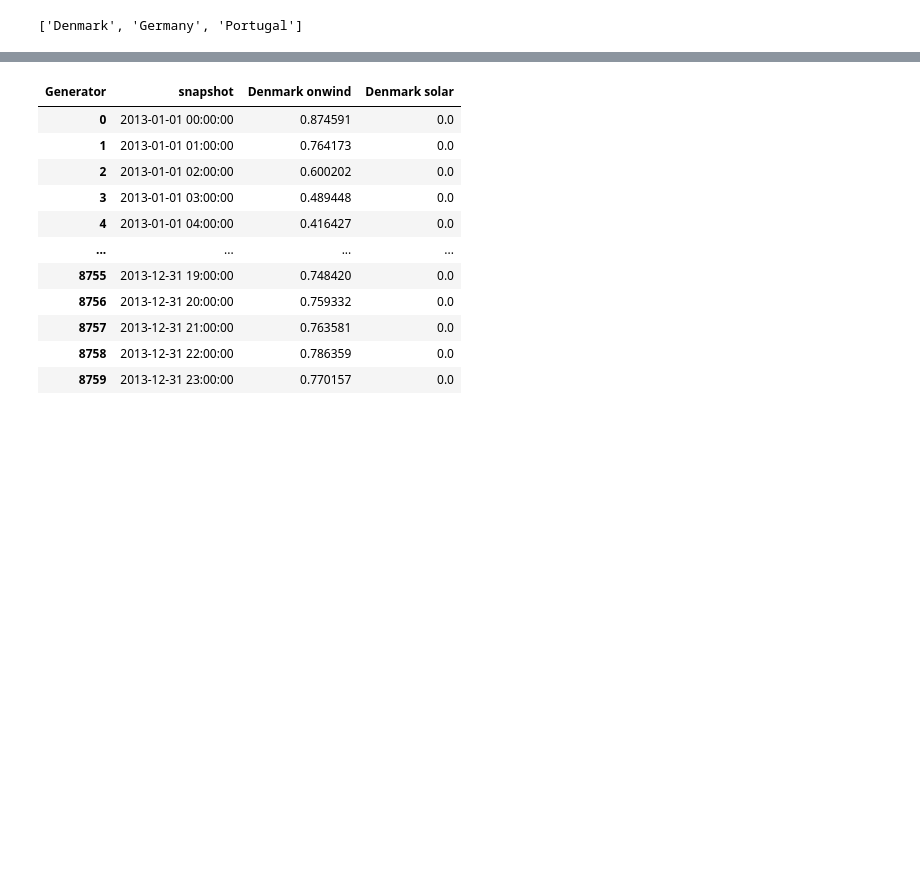
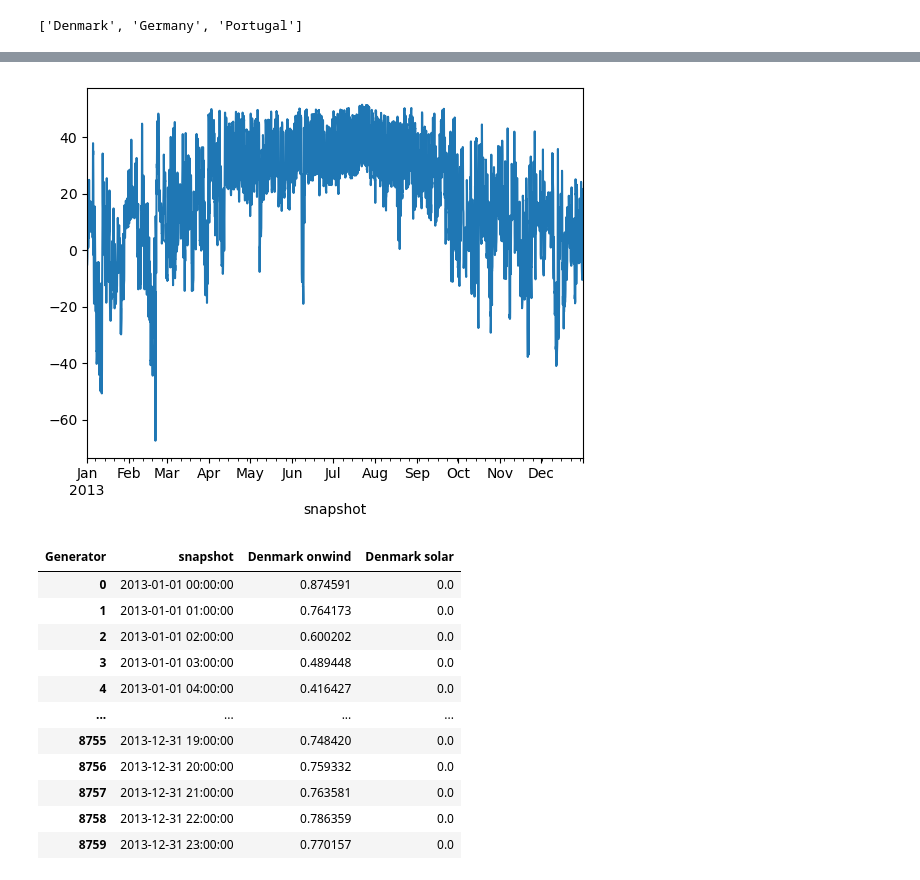
Before and after one commit to Irieo/space-time-optimization, a Jupyter notebook: scripts/selected_heatmaps.ipynb, the cells around one changed output, grey strips where cells are left out. Drawn from its saved outputs; the diff is of its cells as text; code cells hidden in the pictures; blank space fills up the shorter version.

```diff
--- a/scripts/selected_heatmaps.ipynb
+++ b/scripts/selected_heatmaps.ipynb
@@ -126,6 +126,6 @@ def retrieve_nb(n, node):
 
     return nodal_balance
 # %%
-data = retrieve_nb(n, node=names[0]).get("temporal shift")
-data
+data = retrieve_nb(n, node=names[0]).get("spatial shift")
+data.plot()
 # %% [output]
@@ -145,3 +133,4 @@ Name: temporal shift, Length: 8760, dtype: float64
+[figure, added]
 # %%
 def prepare_heatmap_data(df, month, location, carrier, scaling, diff_location=None):
     data = df[df["snapshot"].dt.month == month]
```
Also changed, not shown: parts of 3 cells of this notebook, 2 other files.
